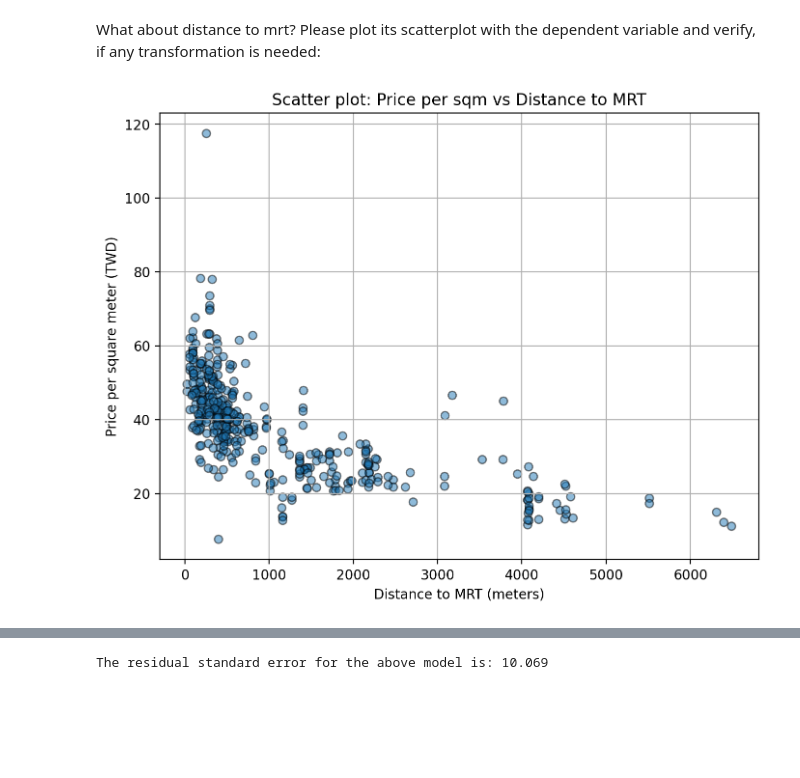
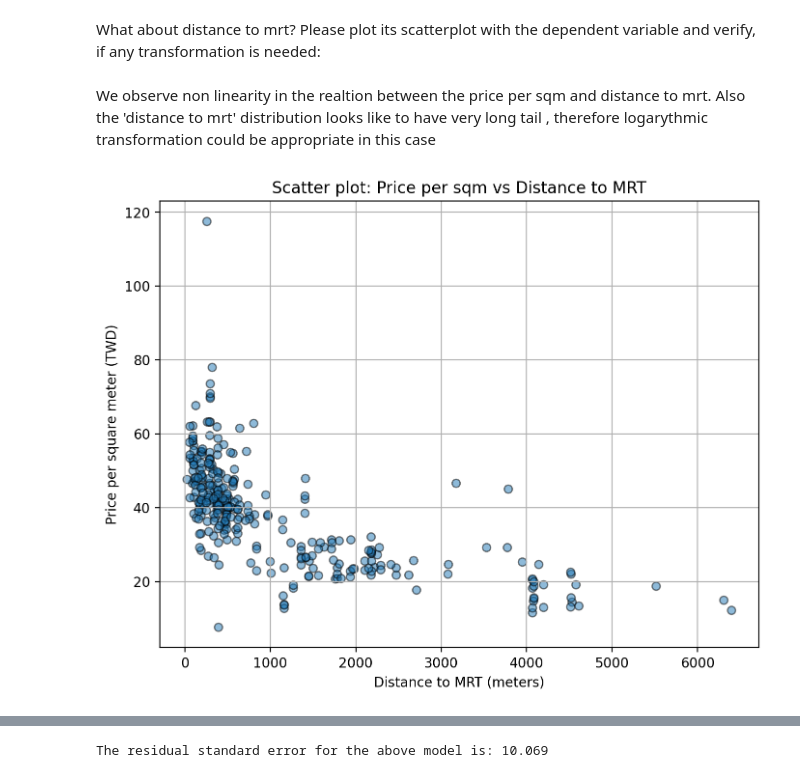
Before and after one commit to RodionM777/Desc-stat-R-W-2025, a Jupyter notebook: Exercise10.ipynb, the cells around one changed output, grey strips where cells are left out. Drawn from its saved outputs; the diff is of its cells as text; code cells hidden in the pictures; blank space fills up the shorter version.

```diff
--- a/Exercise10.ipynb
+++ b/Exercise10.ipynb
@@ -368,18 +388,20 @@ Notes:
 strong multicollinearity or other numerical problems.
 # %% [markdown]
 What about distance to mrt? Please plot its scatterplot with the dependent variable and verify, if any transformation is needed:
+# %% [markdown]
+We observe non linearity in the realtion between the price per sqm and distance to mrt. Also the 'distance to mrt' distribution looks like to have very long tail , therefore logarythmic transformation could be appropriate in this case
 # %%
 import matplotlib.pyplot as plt
 
 plt.figure(figsize=(8,6))
-plt.scatter(df_estate['dist_to_mrt_m'], df_estate['price_twd_msq'], alpha=0.5, edgecolor='k')
+plt.scatter(train['dist_to_mrt_m'], train['price_twd_msq'], alpha=0.5, edgecolor='k')
 plt.title('Scatter plot: Price per sqm vs Distance to MRT')
 plt.xlabel('Distance to MRT (meters)')
 plt.ylabel('Price per square meter (TWD)')
 plt.grid(True)
 plt.show()
 # %% [output]
-[figure, old version]
+[figure, new version]
 # %%
 # If any transformation is necessary, please estimate the Model3 with the transformed distance to mrt.
 
```
Also changed, not shown: parts of 16 cells of this notebook, 12 other files.
